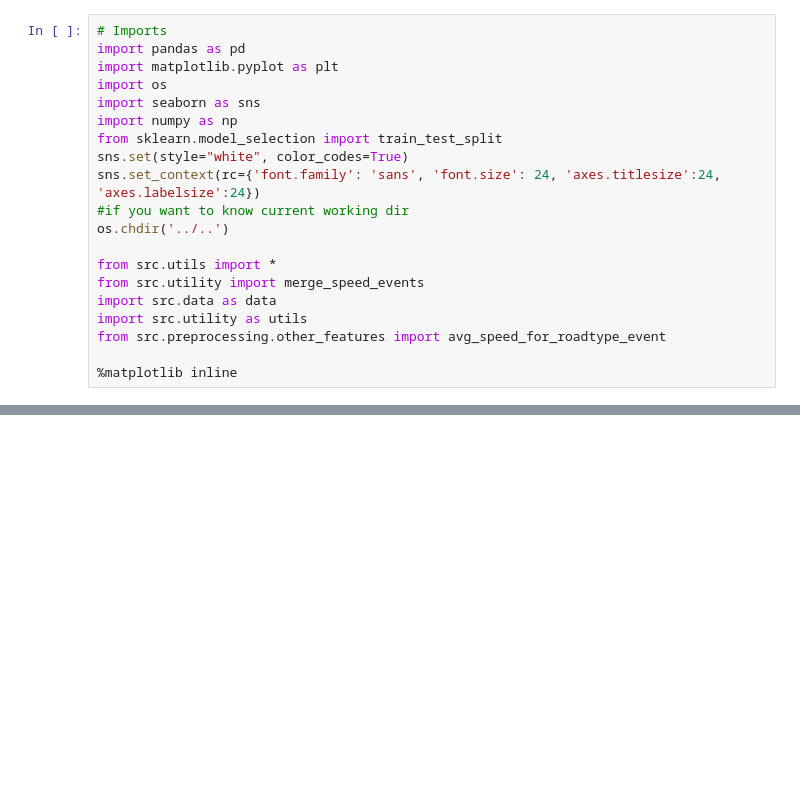
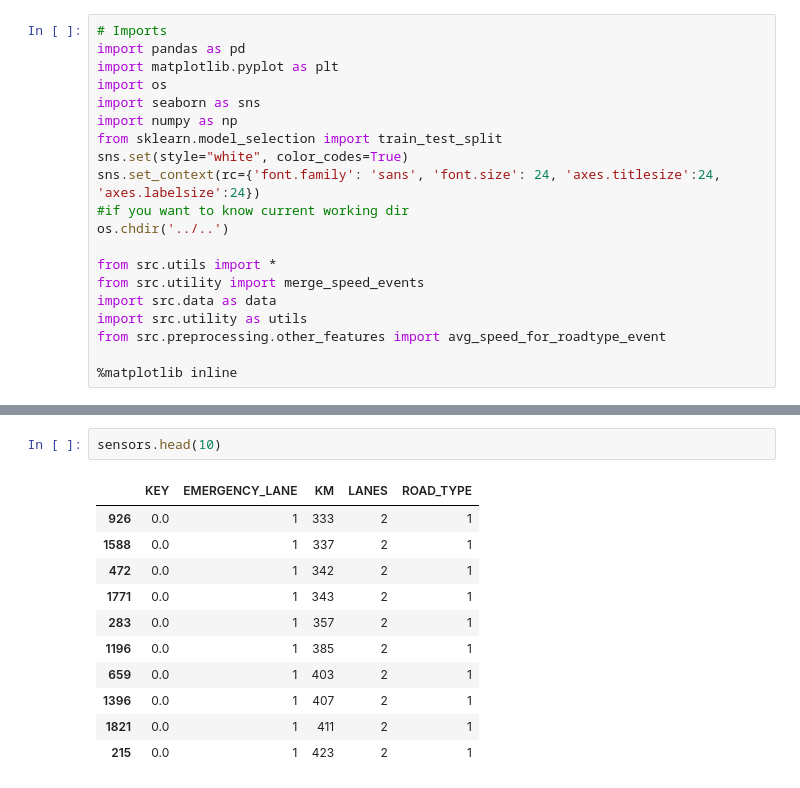
Before and after one commit to gianpy15/DMProject, a Jupyter notebook: notebooks/Gianpy/features.ipynb, the cells around one changed output, grey strips where cells are left out. Saved outputs shown, nothing was run; the diff lists cells and outputs as text; blank space fills up the shorter version.

```diff
--- a/notebooks/Gianpy/features.ipynb
+++ b/notebooks/Gianpy/features.ipynb
@@ -56,0 +45,14 @@ resampled_speeds.head(5)
+# %%
+sensors.head(10)
+# %% [output]
+|  | KEY | EMERGENCY_LANE | KM | LANES | ROAD_TYPE |
+| 926 | 0.0 | 1 | 333 | 2 | 1 |
+| 1588 | 0.0 | 1 | 337 | 2 | 1 |
+| 472 | 0.0 | 1 | 342 | 2 | 1 |
+| 1771 | 0.0 | 1 | 343 | 2 | 1 |
+| 283 | 0.0 | 1 | 357 | 2 | 1 |
+| 1196 | 0.0 | 1 | 385 | 2 | 1 |
+| 659 | 0.0 | 1 | 403 | 2 | 1 |
+| 1396 | 0.0 | 1 | 407 | 2 | 1 |
+| 1821 | 0.0 | 1 | 411 | 2 | 1 |
+| 215 | 0.0 | 1 | 423 | 2 | 1 |
```
Also changed, not shown: parts of 19 cells of this notebook, 2 other files.
